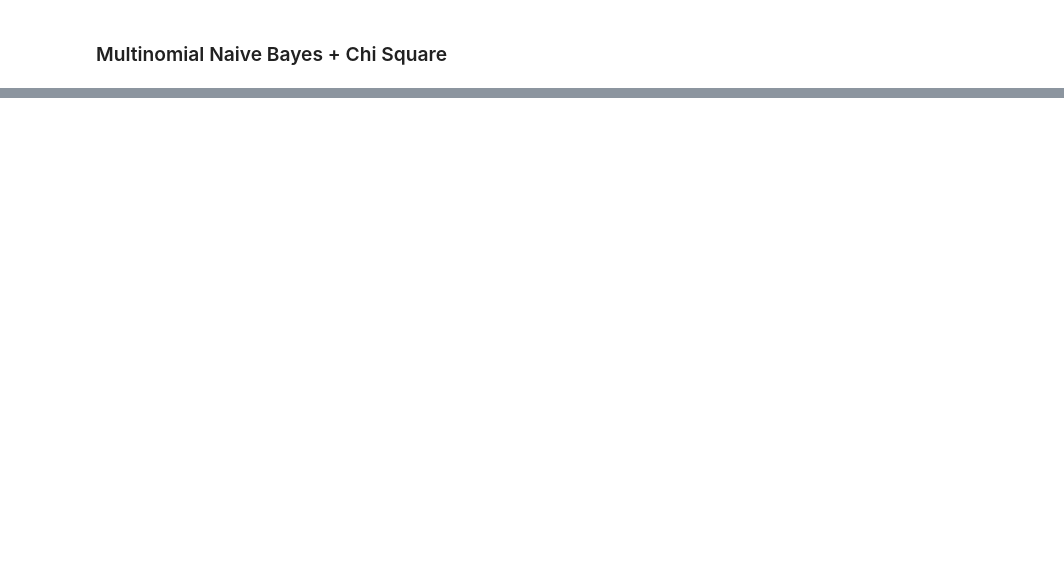
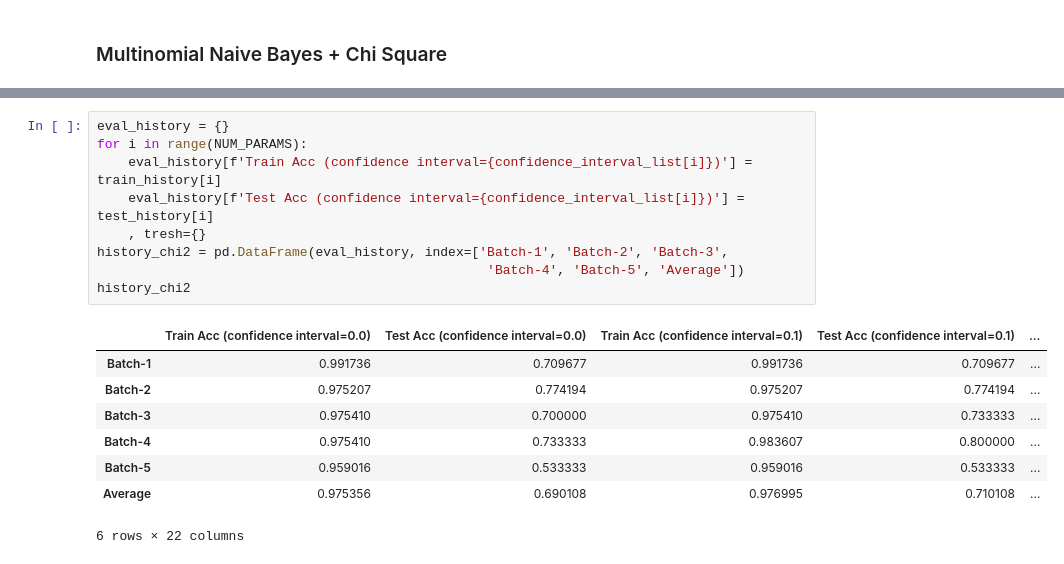
Before and after one commit to chuun17/sentiment-analysis-research-assistant-, a Jupyter notebook: 03_Modelling_Multinomial_Naive_Bayes.ipynb, the cells around one changed output, grey strips where cells are left out. Saved outputs shown, nothing was run; the diff lists cells and outputs as text; blank space fills up the shorter version.

```diff
--- a/03_Modelling_Multinomial_Naive_Bayes.ipynb
+++ b/03_Modelling_Multinomial_Naive_Bayes.ipynb
@@ -618,0 +686,18 @@ We get same score for using and without using information gain that is:
+# %%
+eval_history = {}
+for i in range(NUM_PARAMS):
+    eval_history[f'Train Acc (confidence interval={confidence_interval_list[i]})'] = train_history[i]
+    eval_history[f'Test Acc (confidence interval={confidence_interval_list[i]})'] = test_history[i]
+    , tresh={}
+history_chi2 = pd.DataFrame(eval_history, index=['Batch-1', 'Batch-2', 'Batch-3',
+                                                  'Batch-4', 'Batch-5', 'Average'])
+history_chi2
+# %% [output]
+|  | Train Acc (confidence interval=0.0) | Test Acc (confidence interval=0.0) | Train Acc (confidence interval=0.1) | Test Acc (confidence interval=0.1) | ... |
+| Batch-1 | 0.991736 | 0.709677 | 0.991736 | 0.709677 | ... |
+| Batch-2 | 0.975207 | 0.774194 | 0.975207 | 0.774194 | ... |
+| Batch-3 | 0.975410 | 0.700000 | 0.975410 | 0.733333 | ... |
+| Batch-4 | 0.975410 | 0.733333 | 0.983607 | 0.800000 | ... |
+| Batch-5 | 0.959016 | 0.533333 | 0.959016 | 0.533333 | ... |
+| Average | 0.975356 | 0.690108 | 0.976995 | 0.710108 | ... |
+6 rows × 22 columns
```
Also changed, not shown: parts of 22 cells of this notebook.
